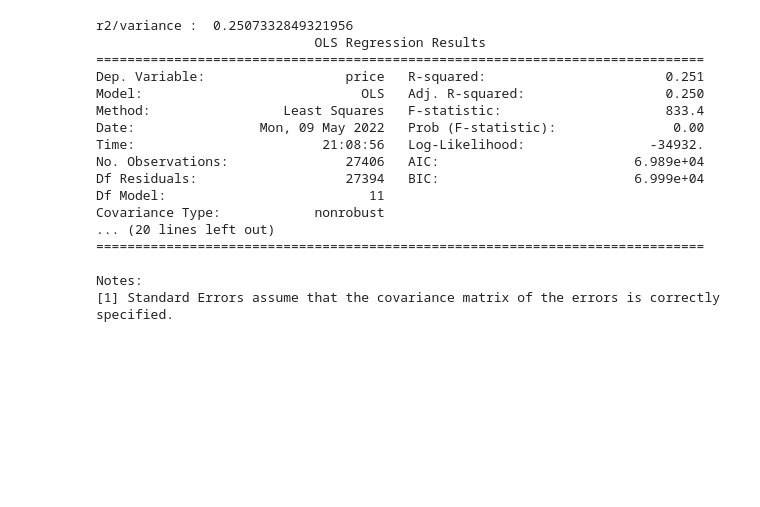
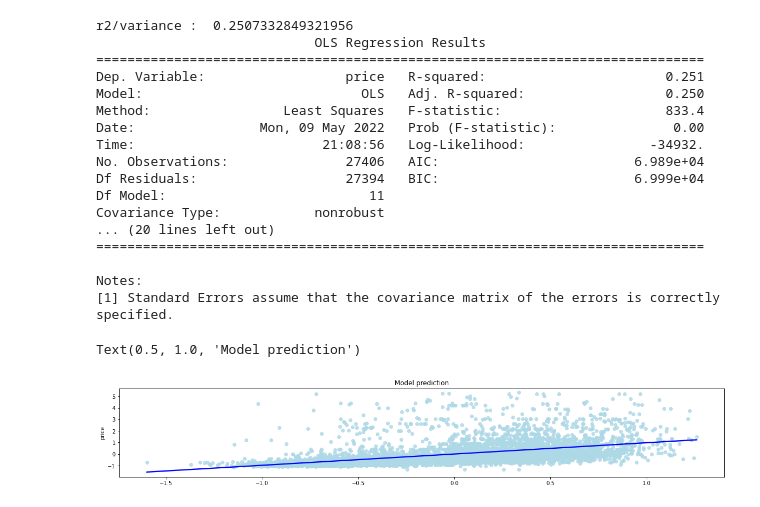
Before and after one commit to csridlen/eco395m-project-2, a Jupyter notebook: code/Linear_regression.ipynb, the cells around one changed output. Cells and saved outputs as stored; diff of their text form; code cells hidden in the pictures; blank space fills up the shorter version.

Commit message:
Adding a model prediction and table with actual vs. predicted values

```diff
--- a/code/Linear_regression.ipynb
+++ b/code/Linear_regression.ipynb
@@ -154,3 +154,13 @@ Covariance Type:            nonrobust
 
 Notes:
 [1] Standard Errors assume that the covariance matrix of the errors is correctly specified.
+# %%
+#model prediction
+#price prediction
+predictions = regressor.predict(X_test)
+plt.figure(figsize=(20,3))
+sns.regplot(y=y_test, x=predictions, scatter_kws={"color": "lightblue"}, line_kws={"color": "blue"})
+plt.title('Model prediction')
+# %% [output]
+Text(0.5, 1.0, 'Model prediction')
+[figure, added]
```
Also changed, not shown: parts of 1 cell of this notebook.
